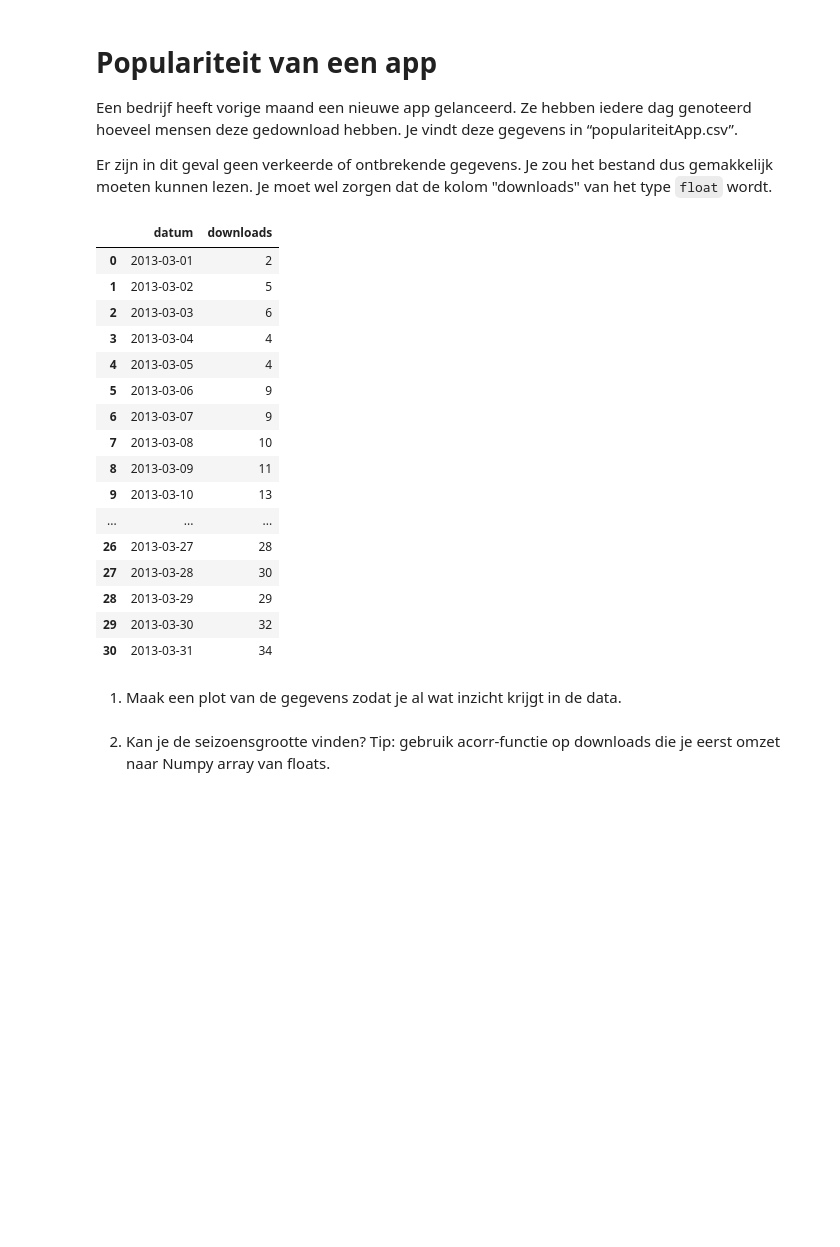
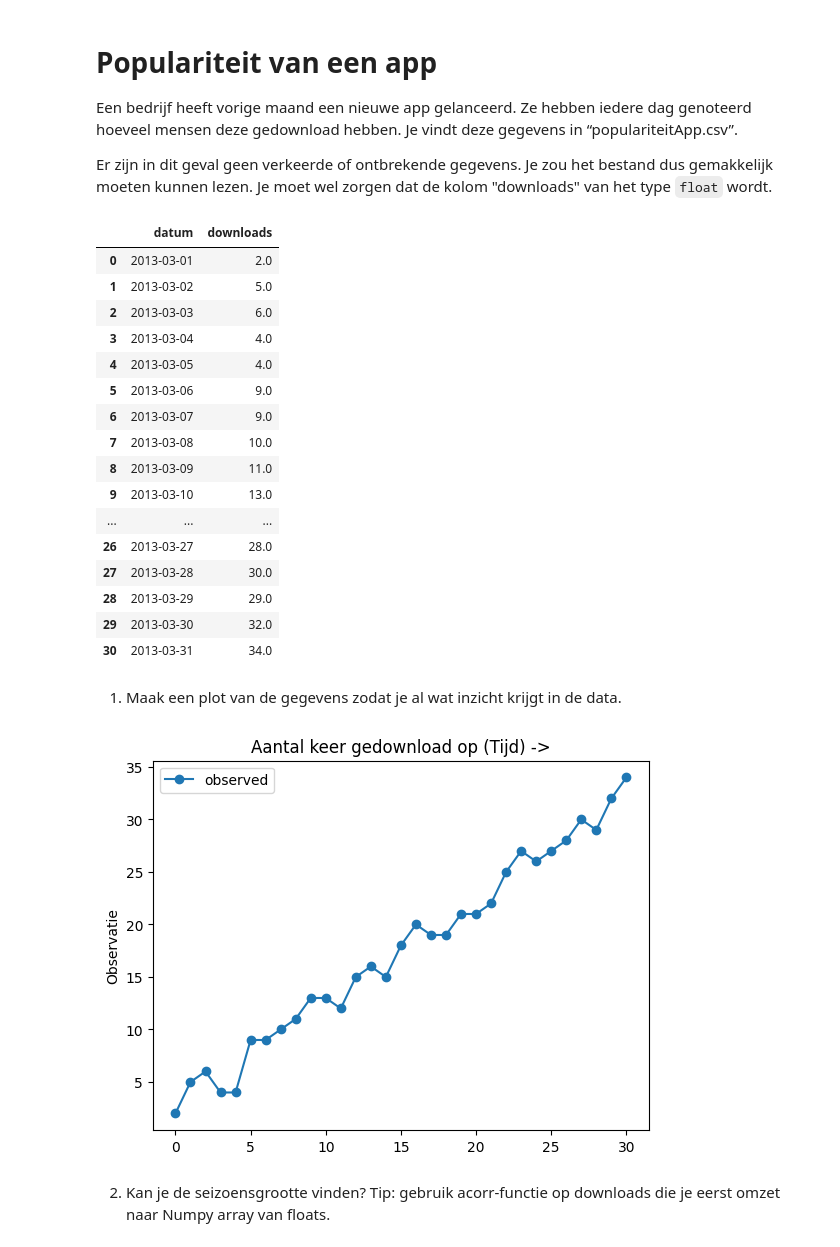
Before and after one commit to EliasDeHondt/DataScience1, a Jupyter notebook: W20P4/Populariteit van een app.ipynb, the cells around one changed output. Saved outputs shown, nothing was run; the diff lists cells and outputs as text; code cells hidden in the pictures; blank space fills up the shorter version.

```diff
--- a/W20P4/Populariteit van een app.ipynb
+++ b/W20P4/Populariteit van een app.ipynb
@@ -5,31 +5,47 @@ Een bedrijf heeft vorige maand een nieuwe app gelanceerd. Ze hebben iedere dag g
 
 Er zijn in dit geval geen verkeerde of ontbrekende gegevens.  Je zou het bestand dus gemakkelijk moeten kunnen lezen. Je moet wel zorgen dat de kolom "downloads" van het type `float` wordt.
 # %%
+import matplotlib.pyplot as plt
 import pandas as pd
+import numpy as np
+from statsmodels.tsa.seasonal import seasonal_decompose
+from statsmodels.tsa.api import SimpleExpSmoothing
 
 populariteitApp = pd.read_csv('data/populariteitApp.csv', sep=',')
+populariteitApp['downloads'] = populariteitApp['downloads'].astype(float)
 
 display(populariteitApp)
 # %% [output]
 |  | datum | downloads |
-| 0 | 2013-03-01 | 2 |
-| 1 | 2013-03-02 | 5 |
-| 2 | 2013-03-03 | 6 |
-| 3 | 2013-03-04 | 4 |
-| 4 | 2013-03-05 | 4 |
-| 5 | 2013-03-06 | 9 |
-| 6 | 2013-03-07 | 9 |
-| 7 | 2013-03-08 | 10 |
-| 8 | 2013-03-09 | 11 |
-| 9 | 2013-03-10 | 13 |
+| 0 | 2013-03-01 | 2.0 |
+| 1 | 2013-03-02 | 5.0 |
+| 2 | 2013-03-03 | 6.0 |
+| 3 | 2013-03-04 | 4.0 |
+| 4 | 2013-03-05 | 4.0 |
+| 5 | 2013-03-06 | 9.0 |
+| 6 | 2013-03-07 | 9.0 |
+| 7 | 2013-03-08 | 10.0 |
+| 8 | 2013-03-09 | 11.0 |
+| 9 | 2013-03-10 | 13.0 |
 | ... | ... | ... |
-| 26 | 2013-03-27 | 28 |
-| 27 | 2013-03-28 | 30 |
-| 28 | 2013-03-29 | 29 |
-| 29 | 2013-03-30 | 32 |
-| 30 | 2013-03-31 | 34 |
+| 26 | 2013-03-27 | 28.0 |
+| 27 | 2013-03-28 | 30.0 |
+| 28 | 2013-03-29 | 29.0 |
+| 29 | 2013-03-30 | 32.0 |
+| 30 | 2013-03-31 | 34.0 |
 # %% [markdown]
 1.	Maak een plot van de gegevens zodat je al wat inzicht krijgt in de data.
+# %%
+sd_model = seasonal_decompose(populariteitApp['downloads'], model='multiplicative', period=12)
+fig, axes = plt.subplots(nrows=1, ncols=1)
+
+axes.plot(sd_model.observed, 'o-', label='observed')
+axes.set_ylabel('Observatie')
+axes.set_title('Aantal keer gedownload op (Tijd) ->')
+axes.legend()
+plt.show()
+# %% [output]
+[figure, added]
 # %% [markdown]
 2.	Kan je de seizoensgrootte vinden?
 Tip: gebruik acorr-functie op downloads die je eerst omzet naar Numpy array van floats.
```
Also changed, not shown: parts of 10 cells of this notebook, 1 other file.
